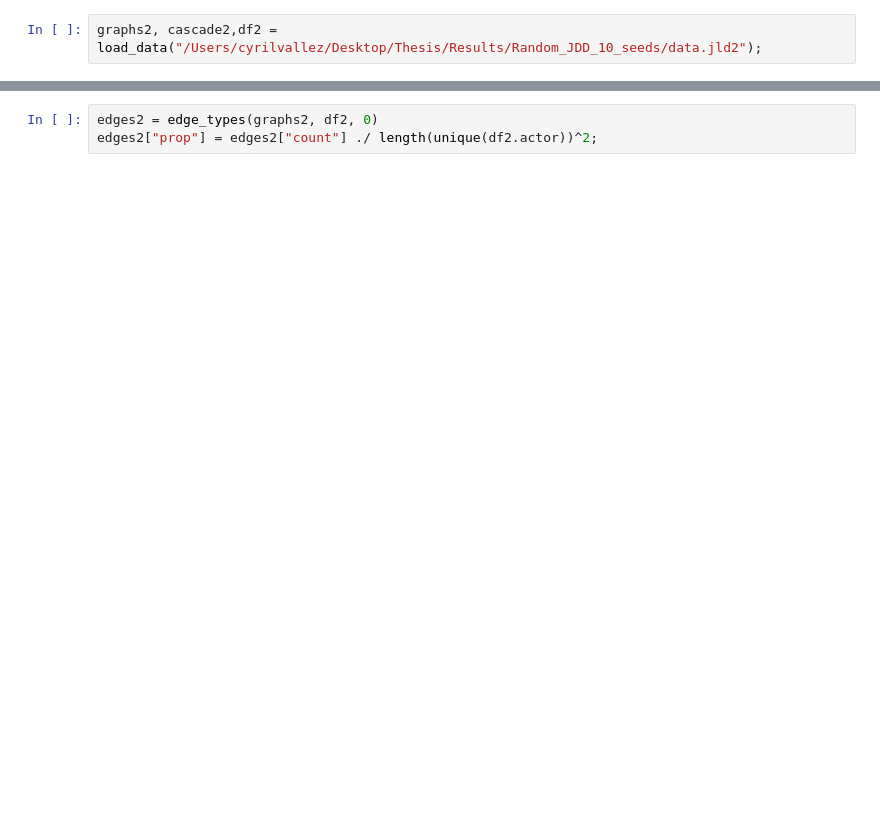
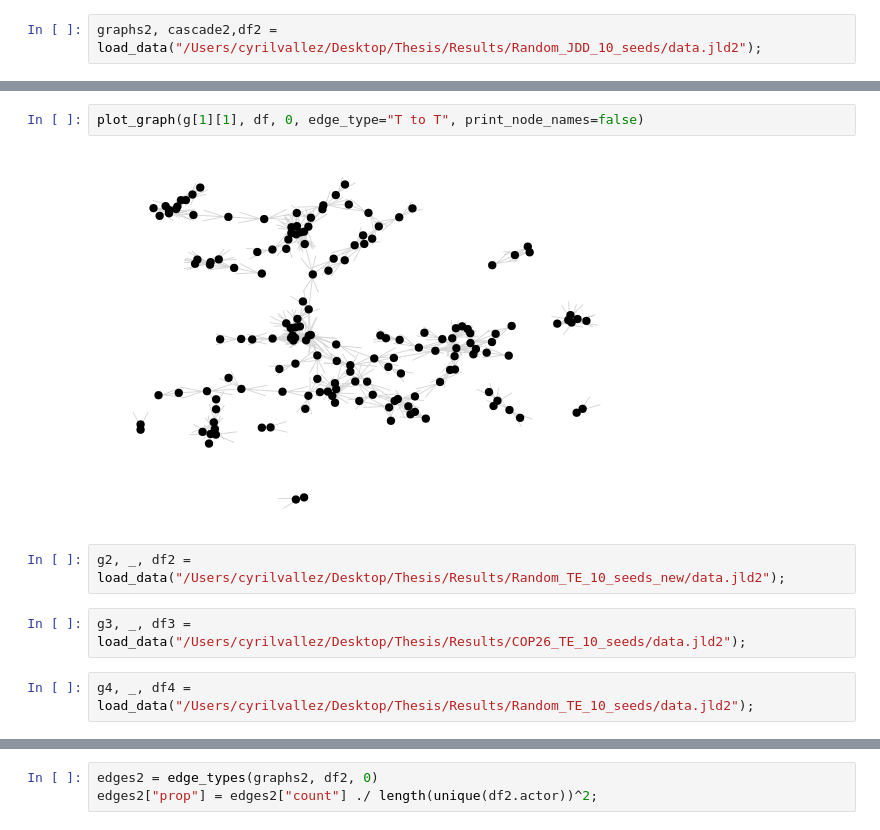
Before and after one commit to Cyrilvallez/Measuring-Influence-Twitter, a Jupyter notebook: Julia/Notebooks/process.ipynb, the cells around one changed output, grey strips where cells are left out. Drawn from its saved outputs; the diff is of its cells as text; blank space fills up the shorter version.

```diff
--- a/Julia/Notebooks/process.ipynb
+++ b/Julia/Notebooks/process.ipynb
@@ -9,0 +66,10 @@ graphs2, cascade2,df2 = load_data("/Users/cyrilvallez/Desktop/Thesis/Results/Ran
+# %%
+plot_graph(g[1][1], df, 0, edge_type="T to T", print_node_names=false)
+# %% [output]
+[figure, added]
+# %%
+g2, _, df2 = load_data("/Users/cyrilvallez/Desktop/Thesis/Results/Random_TE_10_seeds_new/data.jld2");
+# %%
+g3, _, df3 = load_data("/Users/cyrilvallez/Desktop/Thesis/Results/COP26_TE_10_seeds/data.jld2");
+# %%
+g4, _, df4 = load_data("/Users/cyrilvallez/Desktop/Thesis/Results/Random_TE_10_seeds/data.jld2");
```
Also changed, not shown: parts of 84 cells of this notebook, 20 other files.
